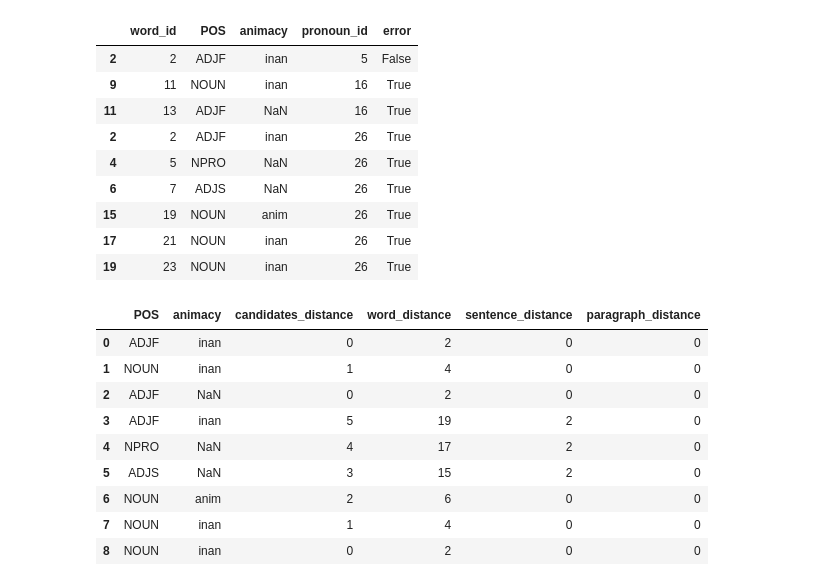
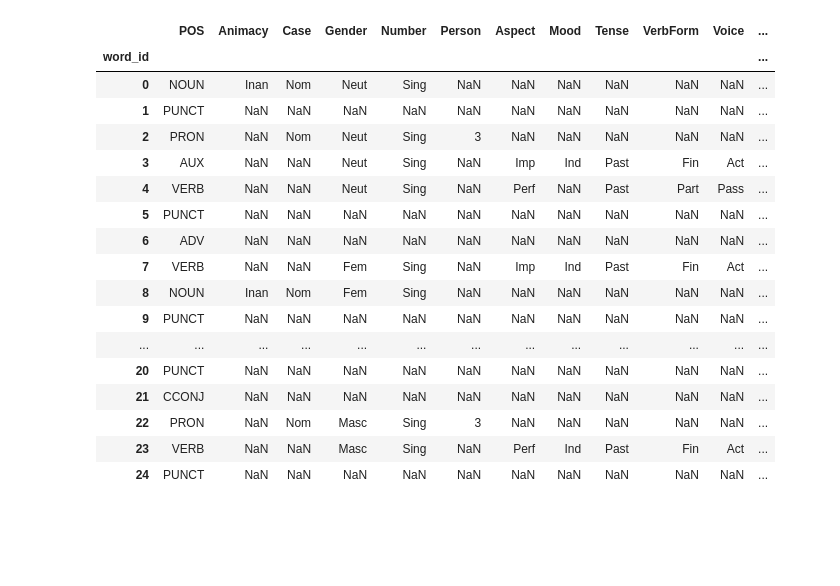
Before and after one commit to okulovsky/grammar_ru, a Jupyter notebook: notebooks/2022 Autumn/Antecedent.ipynb, the cells around one changed output. Saved outputs shown, nothing was run; the diff lists cells and outputs as text; code cells hidden in the pictures; blank space fills up the shorter version.

```diff
--- a/notebooks/2022 Autumn/Antecedent.ipynb
+++ b/notebooks/2022 Autumn/Antecedent.ipynb
@@ -117,9 +81,0 @@ def _get_pronoun_antecedent_candidates(df: pd.DataFrame, row):
-# %%
-from yo_fluq_ds import *
-
-antecedent_frames = []
-for pronoun_row in Query.df(pronouns_df):
-    candidates = _get_pronoun_antecedent_candidates(merged_df, pronoun_row)
-    antecedent_frames.append(candidates)
-db.data_frames['candidates'] = pd.concat(antecedent_frames)
-db.data_frames['candidates']
@@ -137,6 +131,6 @@ db.data_frames['candidates']
 # %%
-from tg.grammar_ru.ml.features import AntecedentFeaturizer
+from tg.grammar_ru.ml.features import SlovnetFeaturizer
 
-antc = AntecedentFeaturizer()
-antc.featurize(db)
-db.data_frames['antecedents']
+slvnt = SlovnetFeaturizer()
+slvnt.featurize(db)
+slovnet = db['slovnet']
@@ -165,33 +136,0 @@ pairs
-# %%
-from tg.grammar_ru.algorithms.architecture import NlpAlgorithm
-
-antecedent_counts = pairs['pronoun_id'].value_counts()
-db.data_frames['candidates'][NlpAlgorithm.Error] = \
-    db.data_frames['candidates']['pronoun_id'].map(lambda x: antecedent_counts[x] > 1)
-db.data_frames['candidates']
-# %% [output]
-|  | word_id | POS | animacy | pronoun_id | error |
-| 2 | 2 | ADJF | inan | 5 | False |
-| 9 | 11 | NOUN | inan | 16 | True |
-| 11 | 13 | ADJF | NaN | 16 | True |
-| 2 | 2 | ADJF | inan | 26 | True |
-| 4 | 5 | NPRO | NaN | 26 | True |
-| 6 | 7 | ADJS | NaN | 26 | True |
-| 15 | 19 | NOUN | anim | 26 | True |
-| 17 | 21 | NOUN | inan | 26 | True |
-| 19 | 23 | NOUN | inan | 26 | True |
-# %%
-atc = db.data_frames['antecedents']
-df_to_feed_rf = atc.loc[:,(atc.columns != 'word_id') & (atc.columns != 'pronoun_id')]
-df_to_feed_rf
-# %% [output]
-|  | POS | animacy | candidates_distance | word_distance | sentence_distance | paragraph_distance |
-| 0 | ADJF | inan | 0 | 2 | 0 | 0 |
-| 1 | NOUN | inan | 1 | 4 | 0 | 0 |
-| 2 | ADJF | NaN | 0 | 2 | 0 | 0 |
-| 3 | ADJF | inan | 5 | 19 | 2 | 0 |
-| 4 | NPRO | NaN | 4 | 17 | 2 | 0 |
-| 5 | ADJS | NaN | 3 | 15 | 2 | 0 |
-| 6 | NOUN | anim | 2 | 6 | 0 | 0 |
-| 7 | NOUN | inan | 1 | 4 | 0 | 0 |
-| 8 | NOUN | inan | 0 | 2 | 0 | 0 |
@@ -199,0 +137,21 @@ df_to_feed_rf
+# %%
+slovnet
+# %% [output]
+|  | POS | Animacy | Case | Gender | Number | Person | Aspect | Mood | Tense | VerbForm | Voice | ... |
+| word_id |  |  |  |  |  |  |  |  |  |  |  | ... |
+| 0 | NOUN | Inan | Nom | Neut | Sing | NaN | NaN | NaN | NaN | NaN | NaN | ... |
+| 1 | PUNCT | NaN | NaN | NaN | NaN | NaN | NaN | NaN | NaN | NaN | NaN | ... |
+| 2 | PRON | NaN | Nom | Neut | Sing | 3 | NaN | NaN | NaN | NaN | NaN | ... |
+| 3 | AUX | NaN | NaN | Neut | Sing | NaN | Imp | Ind | Past | Fin | Act | ... |
+| 4 | VERB | NaN | NaN | Neut | Sing | NaN | Perf | NaN | Past | Part | Pass | ... |
+| 5 | PUNCT | NaN | NaN | NaN | NaN | NaN | NaN | NaN | NaN | NaN | NaN | ... |
+| 6 | ADV | NaN | NaN | NaN | NaN | NaN | NaN | NaN | NaN | NaN | NaN | ... |
+| 7 | VERB | NaN | NaN | Fem | Sing | NaN | Imp | Ind | Past | Fin | Act | ... |
+| 8 | NOUN | Inan | Nom | Fem | Sing | NaN | NaN | NaN | NaN | NaN | NaN | ... |
+| 9 | PUNCT | NaN | NaN | NaN | NaN | NaN | NaN | NaN | NaN | NaN | NaN | ... |
+| ... | ... | ... | ... | ... | ... | ... | ... | ... | ... | ... | ... | ... |
+| 20 | PUNCT | NaN | NaN | NaN | NaN | NaN | NaN | NaN | NaN | NaN | NaN | ... |
+| 21 | CCONJ | NaN | NaN | NaN | NaN | NaN | NaN | NaN | NaN | NaN | NaN | ... |
+| 22 | PRON | NaN | Nom | Masc | Sing | 3 | NaN | NaN | NaN | NaN | NaN | ... |
+| 23 | VERB | NaN | NaN | Masc | Sing | NaN | Perf | Ind | Past | Fin | Act | ... |
+| 24 | PUNCT | NaN | NaN | NaN | NaN | NaN | NaN | NaN | NaN | NaN | NaN | ... |
```
Also changed, not shown: parts of 25 cells of this notebook.
